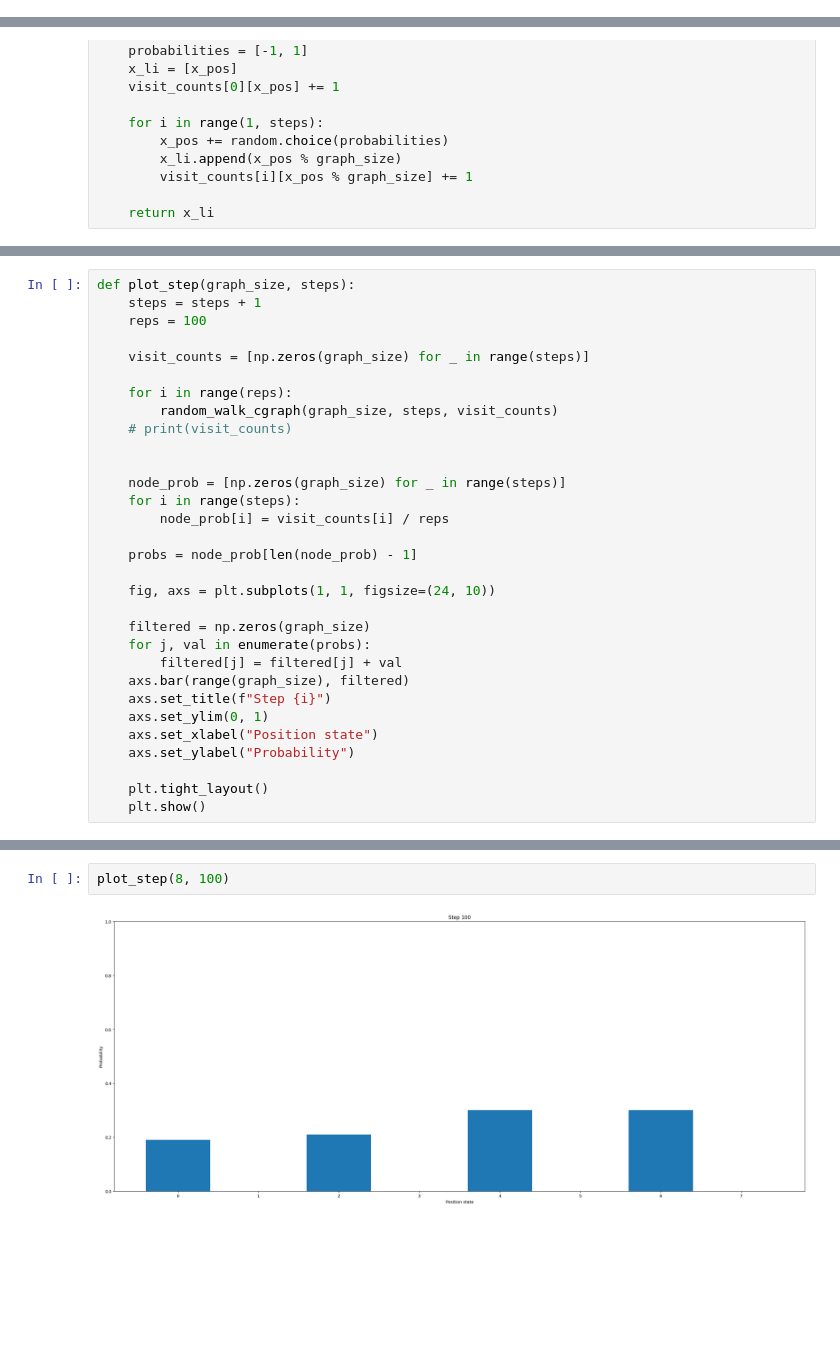
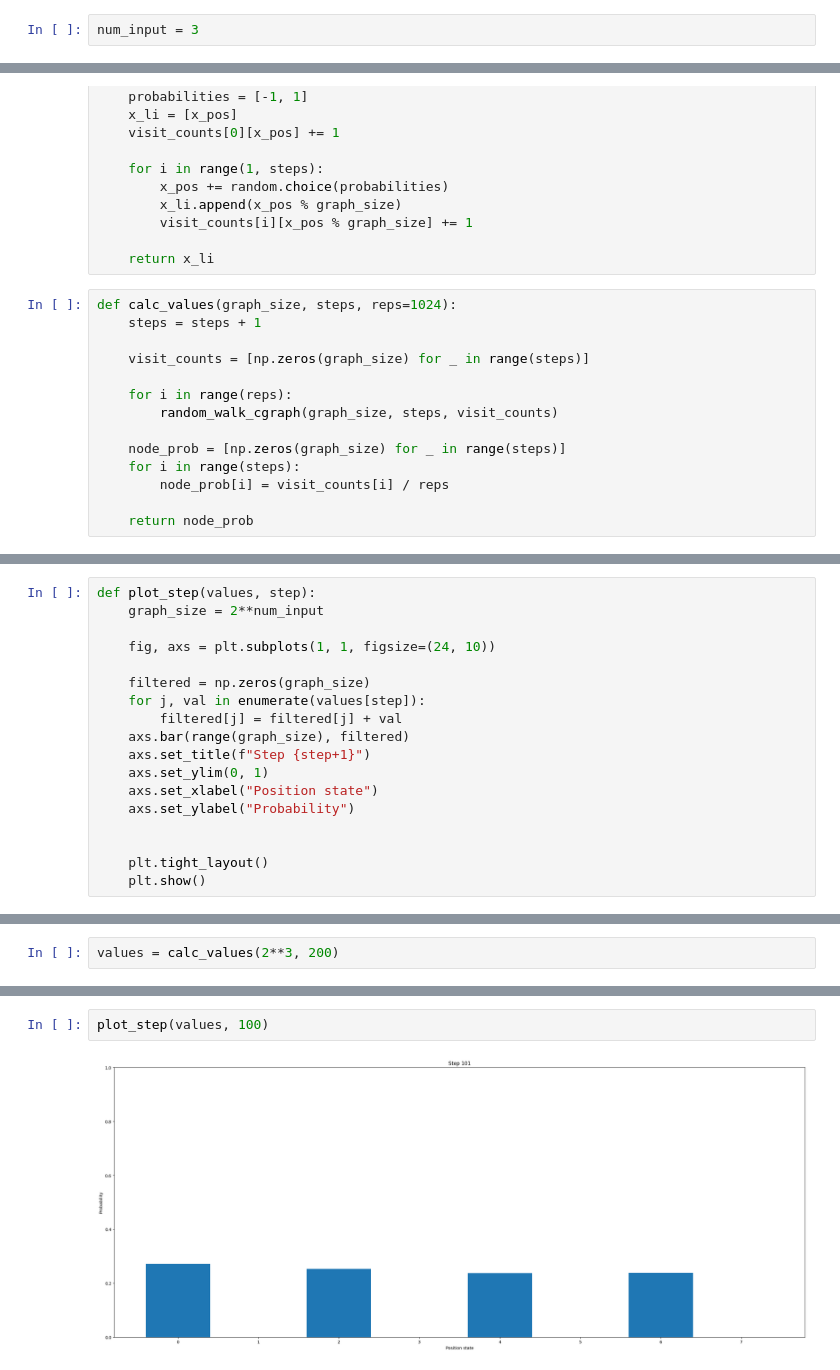
Before and after one commit to Toshihide-Sakao/DA150X-Qauntum-Szegedy-Walk, a Jupyter notebook: clasic_rwalk/crw_evol.ipynb, the cells around one changed output, grey strips where cells are left out. Saved outputs shown, nothing was run; the diff lists cells and outputs as text; blank space fills up the shorter version.

```diff
--- a/clasic_rwalk/crw_evol.ipynb
+++ b/clasic_rwalk/crw_evol.ipynb
@@ -2,6 +2,8 @@
 import random
 import numpy as np
 import matplotlib.pyplot as plt
+# %%
+num_input = 3
 # %%
 
 def random_walk_cgraph(graph_size ,steps, visit_counts):
@@ -16,4 +18,18 @@ def random_walk_cgraph(graph_size ,steps, visit_counts):
         visit_counts[i][x_pos % graph_size] += 1
 
     return x_li
+# %%
+def calc_values(graph_size, steps, reps=1024):
+    steps = steps + 1
+
+    visit_counts = [np.zeros(graph_size) for _ in range(steps)]
+
+    for i in range(reps):
+        random_walk_cgraph(graph_size, steps, visit_counts)
+
+    node_prob = [np.zeros(graph_size) for _ in range(steps)]
+    for i in range(steps):
+        node_prob[i] = visit_counts[i] / reps
+
+    return node_prob
 # %%
@@ -55,31 +54,18 @@ plot_prob(2**6, 20)
 # %%
-def plot_step(graph_size, steps):
-    steps = steps + 1
-    reps = 100
-
-    visit_counts = [np.zeros(graph_size) for _ in range(steps)]
-
-    for i in range(reps):
-        random_walk_cgraph(graph_size, steps, visit_counts)
-    # print(visit_counts)
-
-
-    node_prob = [np.zeros(graph_size) for _ in range(steps)]
-    for i in range(steps):
-        node_prob[i] = visit_counts[i] / reps
-
-    probs = node_prob[len(node_prob) - 1]
+def plot_step(values, step):
+    graph_size = 2**num_input
 
     fig, axs = plt.subplots(1, 1, figsize=(24, 10))
 
     filtered = np.zeros(graph_size)
-    for j, val in enumerate(probs):
+    for j, val in enumerate(values[step]):
         filtered[j] = filtered[j] + val
     axs.bar(range(graph_size), filtered)
-    axs.set_title(f"Step {i}")
+    axs.set_title(f"Step {step+1}")
     axs.set_ylim(0, 1)
     axs.set_xlabel("Position state")
     axs.set_ylabel("Probability")
 
+
     plt.tight_layout()
     plt.show()
@@ -85,0 +126,2 @@ def plot_step(graph_size, steps):
+# %%
+values = calc_values(2**3, 200)
@@ -86,4 +132,4 @@ def plot_step(graph_size, steps):
 # %%
-plot_step(8, 100)
+plot_step(values, 100)
 # %% [output]
-[figure, old version]
+[figure, new version]
```
Also changed, not shown: parts of 9 cells of this notebook, 1 other file.
